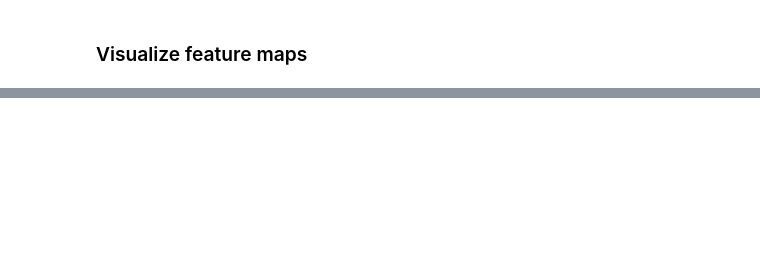
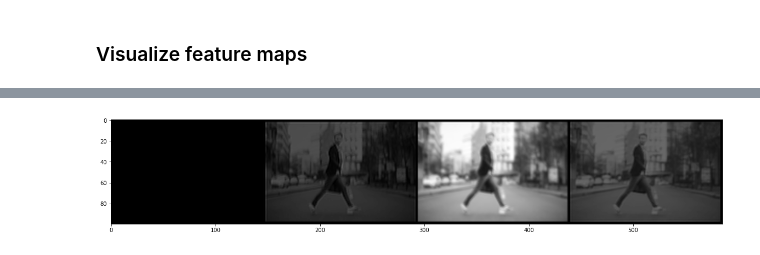
Before and after one commit to shaharazulay/deep-semantic-prior, a Jupyter notebook: source/deep_semantic_prior.ipynb, the cells around one changed output, grey strips where cells are left out. Drawn from its saved outputs; the diff is of its cells as text; code cells hidden in the pictures; blank space fills up the shorter version.

```diff
--- a/source/deep_semantic_prior.ipynb
+++ b/source/deep_semantic_prior.ipynb
@@ -103,0 +107,4 @@ plot_image_grid(feature_maps['conv2d_4'], nrow=4, factor=8);
+# %%
+plot_image_grid(feature_maps['conv2d_7'], nrow=4, factor=16);
+# %% [output]
+[figure, added]
```
Also changed, not shown: parts of 10 cells of this notebook, 6 other files.
